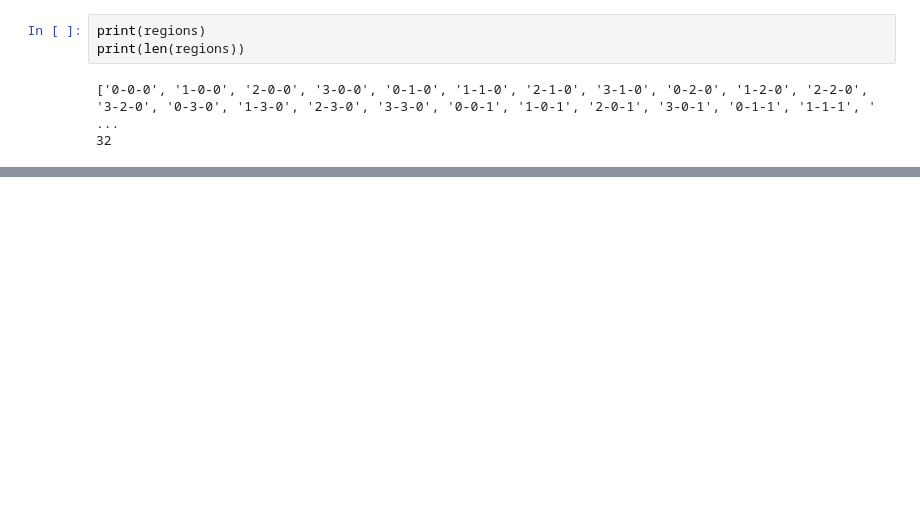
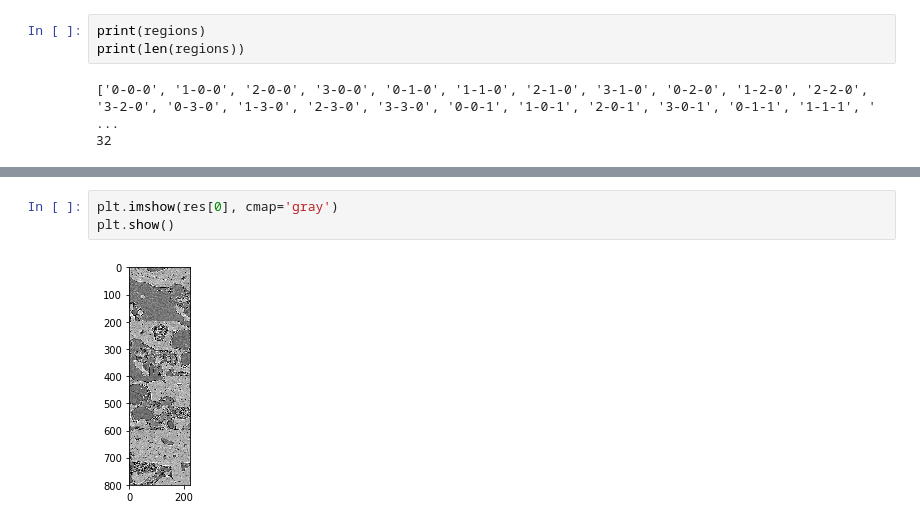
Before and after one commit to axruff/volume-splitter, a Jupyter notebook: volume-splitter.ipynb, the cells around one changed output, grey strips where cells are left out. Cells and saved outputs as stored; diff of their text form; blank space fills up the shorter version.

```diff
--- a/volume-splitter.ipynb
+++ b/volume-splitter.ipynb
@@ -186,0 +256,5 @@ print(len(regions))
+# %%
+plt.imshow(res[0], cmap='gray')
+plt.show()
+# %% [output]
+[figure, added]
```
Also changed, not shown: parts of 12 cells of this notebook.
